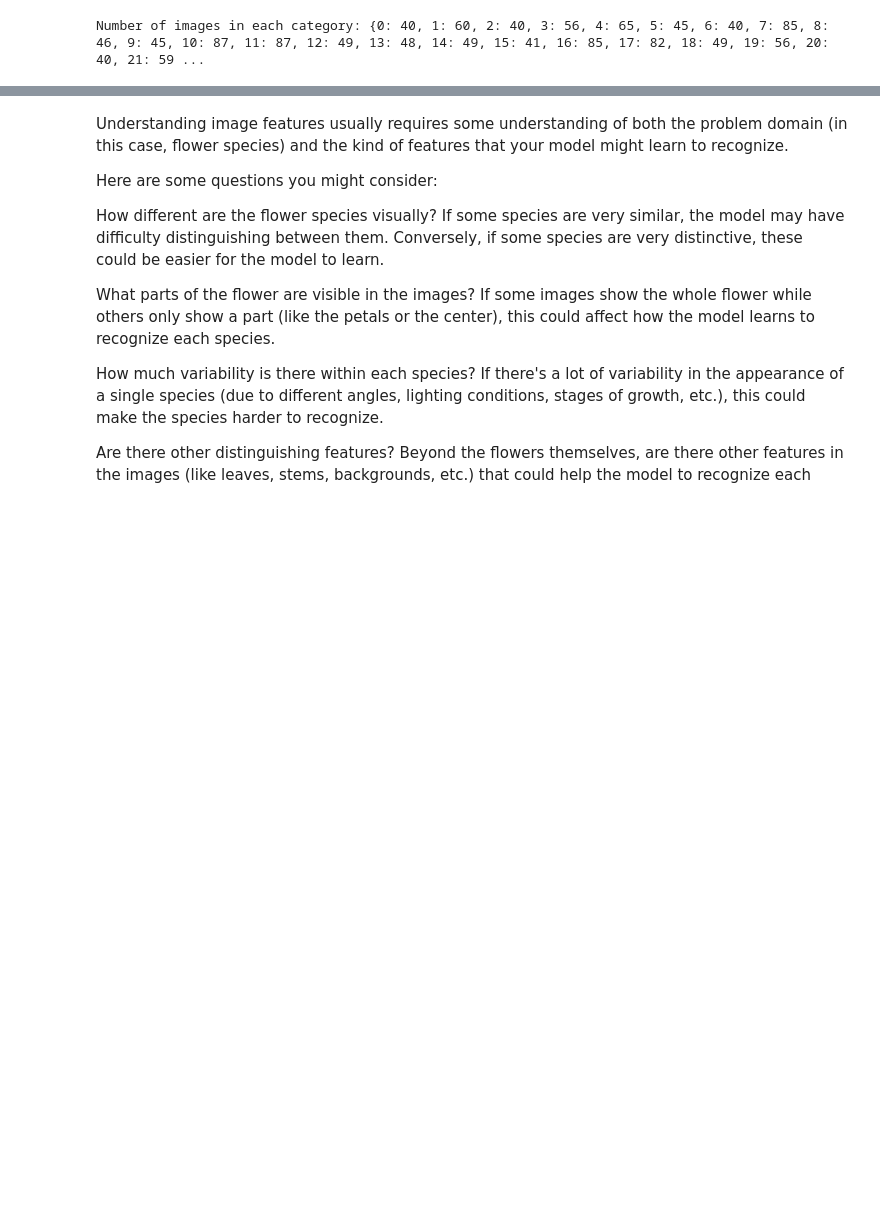
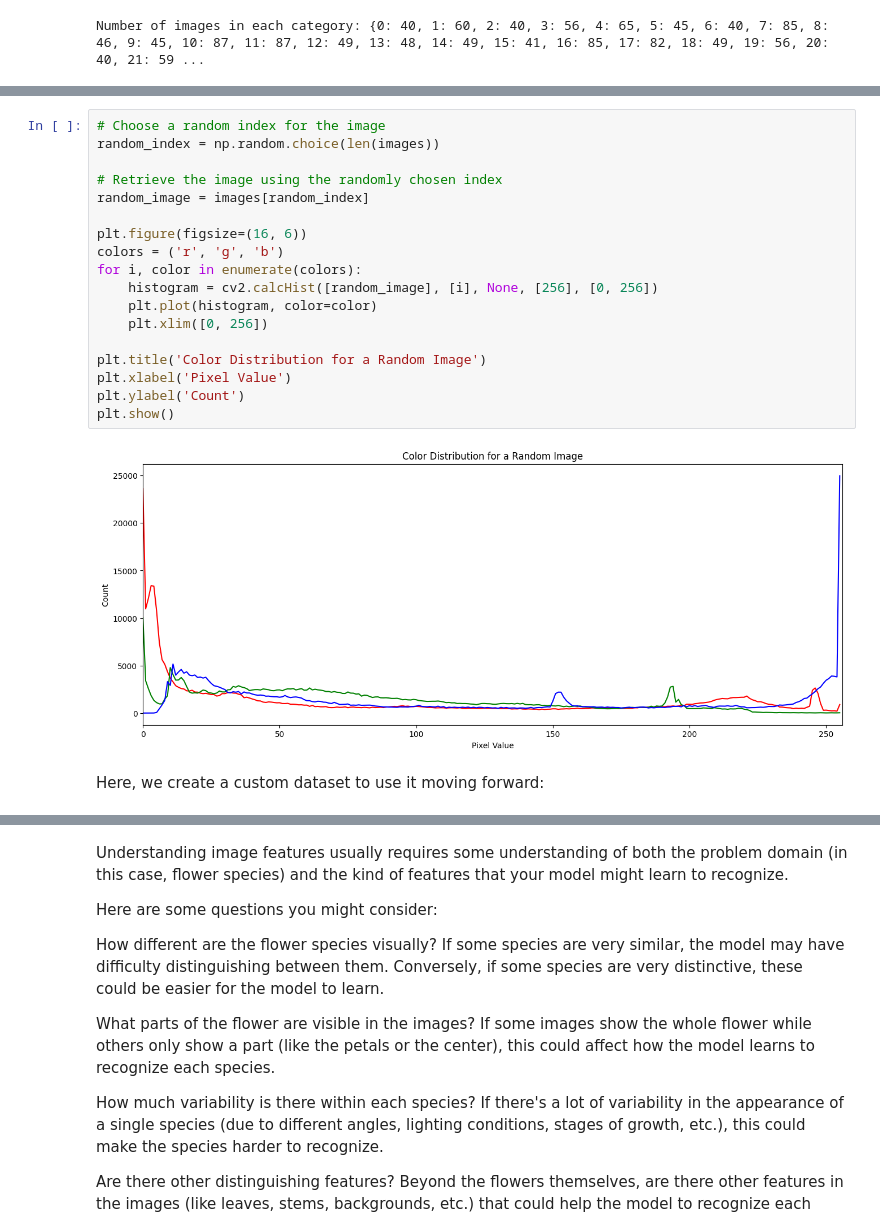
Before and after one commit to MahnazRabbani/bloom-classifier, a Jupyter notebook: notebooks/EDA.ipynb, the cells around one changed output, grey strips where cells are left out. Saved outputs shown, nothing was run; the diff lists cells and outputs as text; blank space fills up the shorter version.

```diff
--- a/notebooks/EDA.ipynb
+++ b/notebooks/EDA.ipynb
@@ -179,0 +236,22 @@ ValueError: setting an array element with a sequence. The requested array has an
+# %%
+# Choose a random index for the image
+random_index = np.random.choice(len(images))
+
+# Retrieve the image using the randomly chosen index
+random_image = images[random_index]
+
+plt.figure(figsize=(16, 6))
+colors = ('r', 'g', 'b')
+for i, color in enumerate(colors):
+    histogram = cv2.calcHist([random_image], [i], None, [256], [0, 256])
+    plt.plot(histogram, color=color)
+    plt.xlim([0, 256])
+
+plt.title('Color Distribution for a Random Image')
+plt.xlabel('Pixel Value')
+plt.ylabel('Count')
+plt.show()
+# %% [output]
+[figure, added]
+# %% [markdown]
+Here, we create a custom dataset to use it moving forward:
```
Also changed, not shown: parts of 36 cells of this notebook, 1 other file.
